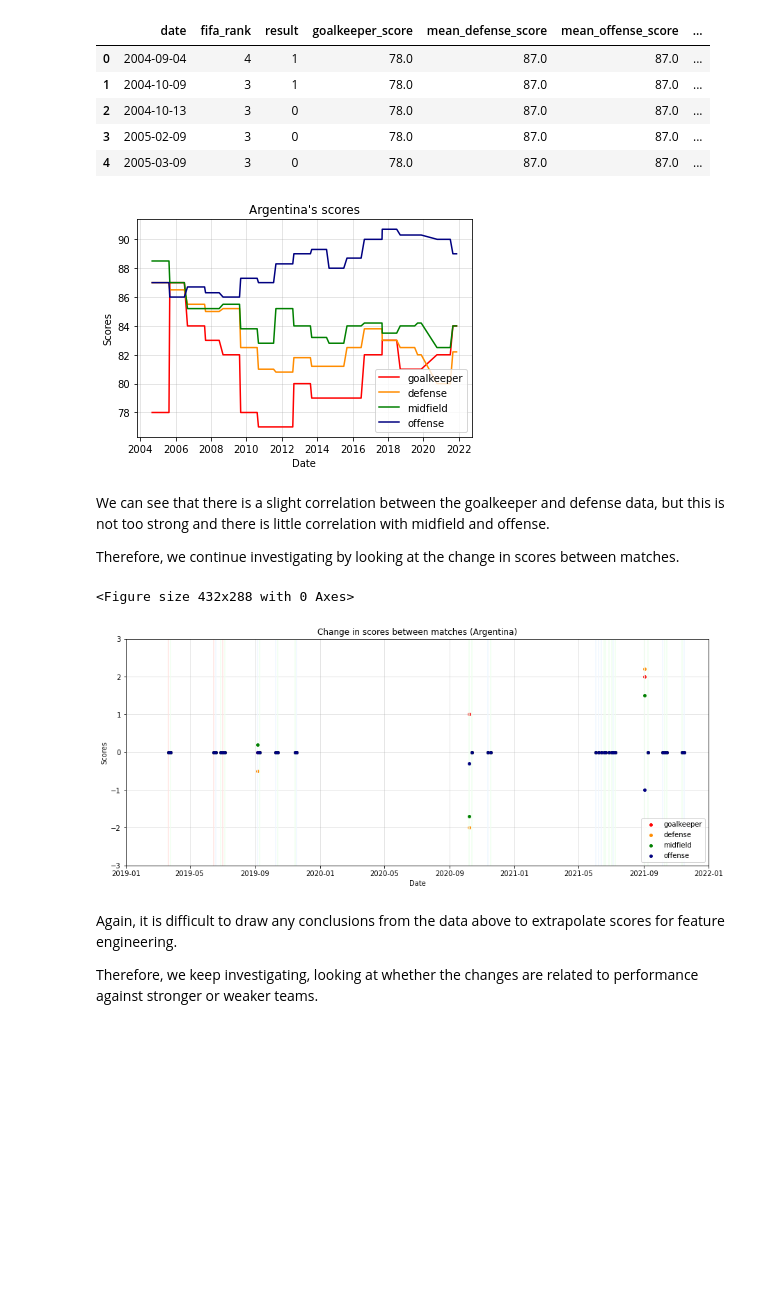
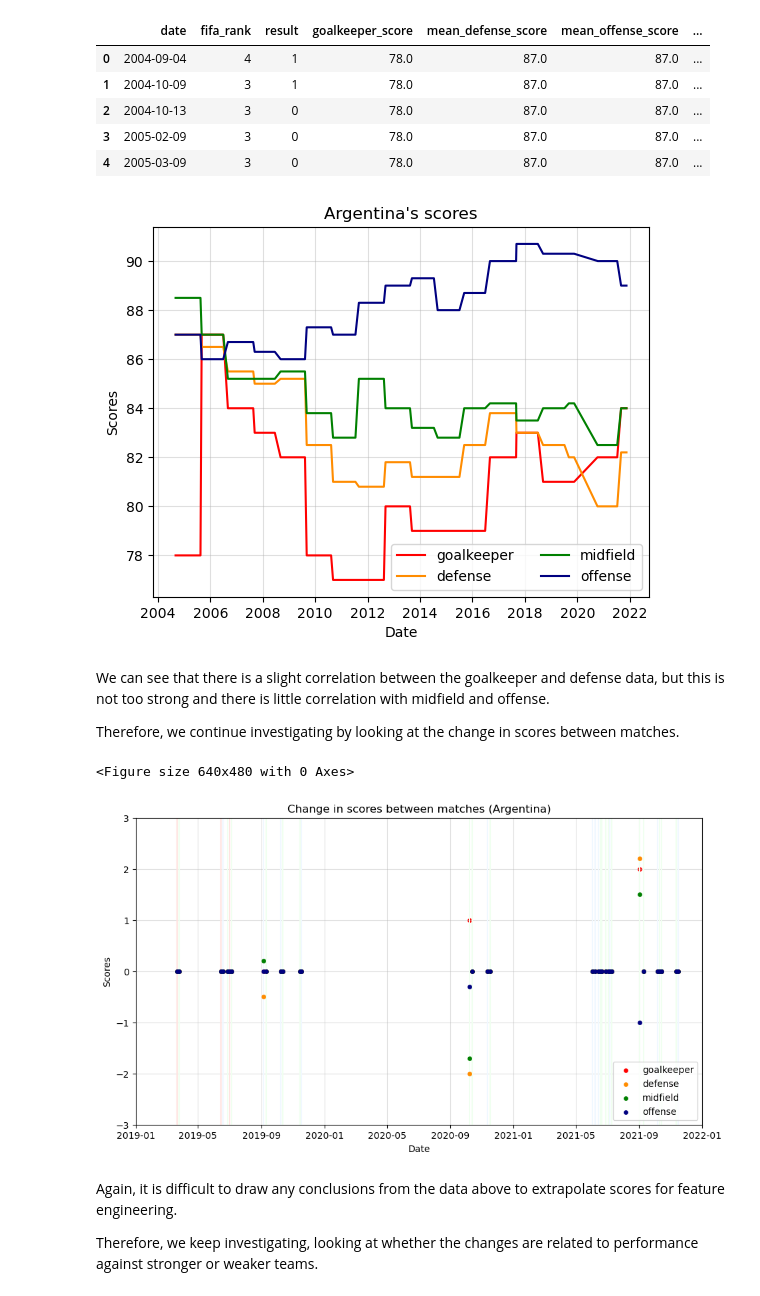
Before and after one commit to rasensiod/ML_Qatar22, a Jupyter notebook: MLProject_vMASTER.ipynb, the cells around one changed output. Saved outputs shown, nothing was run; the diff lists cells and outputs as text; code cells hidden in the pictures; blank space fills up the shorter version.

Commit message:
new graphs

```diff
--- a/MLProject_vMASTER.ipynb
+++ b/MLProject_vMASTER.ipynb
@@ -715,35 +780,35 @@ plt.plot(argentina_scores['date'],
          argentina_scores['goalkeeper_score'],
          #color='tomato',
          color='red',
          label='goalkeeper')
 
 plt.plot(argentina_scores['date'],
          argentina_scores['mean_defense_score'],
          #color='royalblue',
          color='darkorange',
          label='defense')
 
 plt.plot(argentina_scores['date'],
          argentina_scores['mean_midfield_score'],
          #color='forestgreen',
          color='green',
          label='midfield')
 
 plt.plot(argentina_scores['date'],
          argentina_scores['mean_offense_score'],
          #color='slategrey',
          color='navy',
          label='offense')
 
 plt.xlabel('Date')
 plt.ylabel('Scores')
 plt.title("Argentina's scores")
-plt.legend(loc='lower right')
+plt.legend(loc='lower right', ncol=2)
 plt.grid(alpha=.4)
 
 plt.show()
 # %% [output]
-[figure, old version]
+[figure, new version]
 # %% [markdown]
 We can see that there is a slight correlation between the goalkeeper and defense data, but this is not too strong and there is little correlation with midfield and offense.
 
@@ -757,7 +822,7 @@ argentina_scores['midfield_diff'] = argentina_scores['mean_midfield_score'].diff
 argentina_scores['offense_diff'] = argentina_scores['mean_offense_score'].diff()
 
 plt.figure()
-plt.figure(figsize=(15, 6))
+plt.figure(figsize=(11, 6))
 
 for i in argentina_scores['date'].loc[argentina_scores['result']==1]:
     ax = plt.axvline(
@@ -814,10 +879,11 @@ plt.grid(alpha=.4)
 plt.xlim([dt.date(2019, 1, 1), dt.date(2022, 1, 1)])
 plt.ylim(-3, 3)
 
+
 plt.show()
 # %% [output]
-<Figure size 432x288 with 0 Axes>
+<Figure size 640x480 with 0 Axes>
-[figure, old version]
+[figure, new version]
 # %% [markdown]
 Again, it is difficult to draw any conclusions from the data above to extrapolate scores for feature engineering.
 
```
Also changed, not shown: parts of 16 cells of this notebook, 5 other files.
